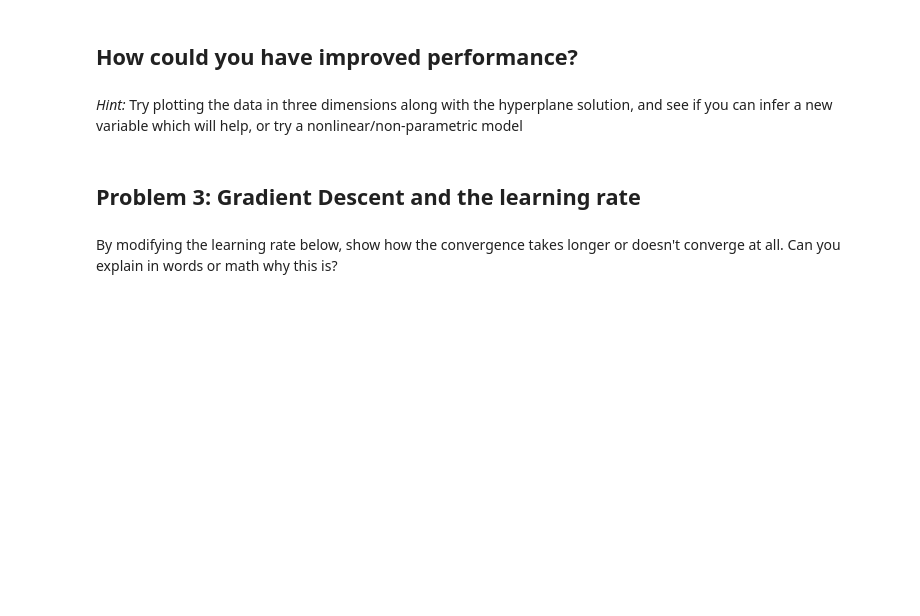
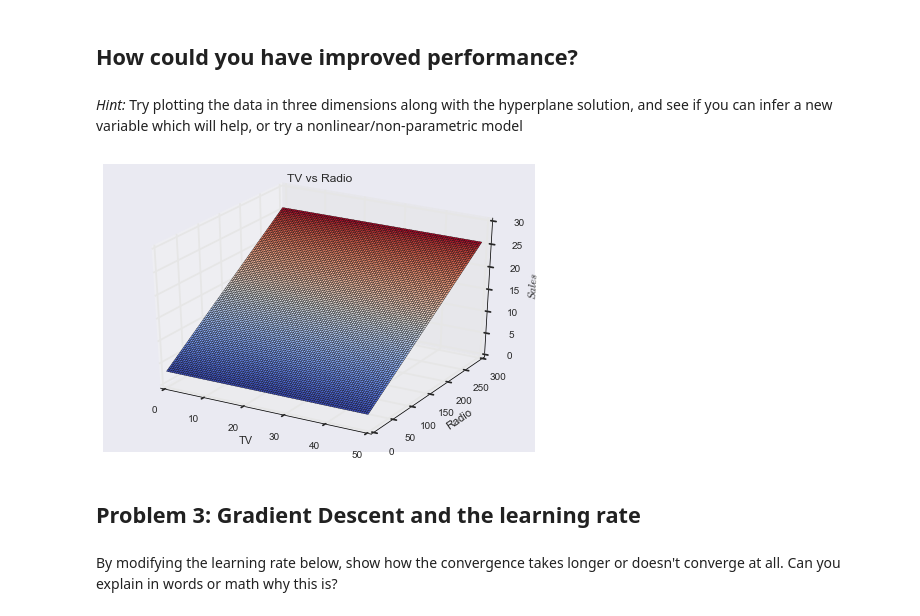
Before and after one commit to Columbia-Intro-Data-Science/python-introduction-RussiaBear, a Jupyter notebook: LiangWeiHW1.ipynb, the cells around one changed output. Saved outputs shown, nothing was run; the diff lists cells and outputs as text; code cells hidden in the pictures; blank space fills up the shorter version.

```diff
--- a/LiangWeiHW1.ipynb
+++ b/LiangWeiHW1.ipynb
@@ -243,3 +247,24 @@ a new variable which will help, or try a nonlinear/non-parametric model
+# %%
+from mpl_toolkits.mplot3d import Axes3D
+
+predict = lambda x, y: regr.coef_[0] * x + regr.coef_[1] * y + regr.intercept_
+
+#define space
+tv = np.linspace(df.TV.min(), df.TV.max(), 100)
+radio = np.linspace(df.Radio.min(), df.Radio.max(), 100)
+TV, Radio = np.meshgrid(tv, radio)
+
+#plot
+fig = plt.figure()
+axes = Axes3D(fig)
+surf = axes.plot_surface(Radio, TV, predict(tv, radio), rstride=1, cstride=1, cmap='coolwarm')
+axes.set_xlabel('TV')
+axes.set_ylabel('Radio')
+axes.set_zlabel('$Sales$')
+axes.set_title('TV vs Radio')
+plt.show()
+# %% [output]
+[figure, added]
 # %% [markdown]
 ## Problem 3:  Gradient Descent and the learning rate
 # %% [markdown]
```
Also changed, not shown: parts of 6 cells of this notebook.
